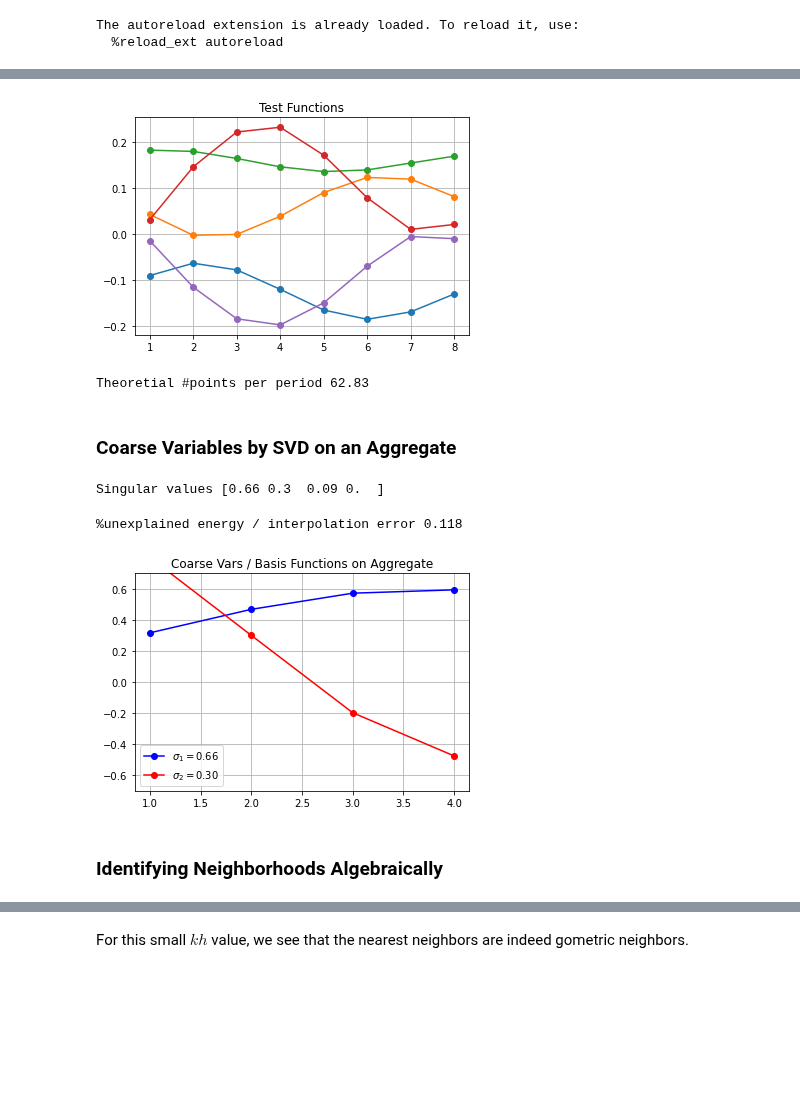
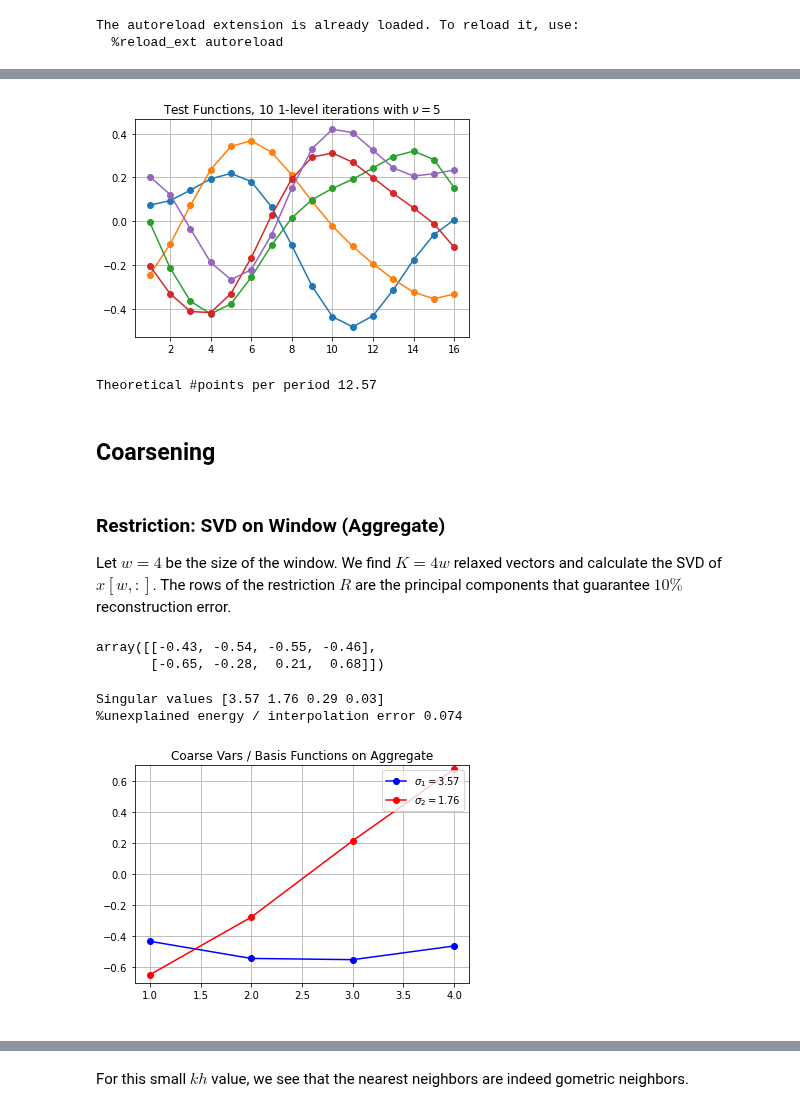
Before and after one commit to 436ahsan/Helmholtz, a Jupyter notebook: notebooks/1d_tests.ipynb, the cells around one changed output, grey strips where cells are left out. Cells and saved outputs as stored; diff of their text form; code cells hidden in the pictures; blank space fills up the shorter version.

```diff
--- a/notebooks/1d_tests.ipynb
+++ b/notebooks/1d_tests.ipynb
@@ -23,0 +59,3 @@ The autoreload extension is already loaded. To reload it, use:
+# %%
+v, lam = exact_eigenpair(a)
+pd.DataFrame(lam)
@@ -23,0 +80,5 @@ The autoreload extension is already loaded. To reload it, use:
+# %%
+for i in range(3):
+    plt.plot(v[:, i], label="$\lambda_{} = {:.4f}$".format(i, lam[i]))
+plt.legend();
+plt.grid(True);
@@ -56,0 +103,13 @@ conv_factor 0.917
+# %%
+# Run enough Kaczmarz relaxations per lambda update (not just 1 relaxation) so we converge to the minimal one.
+num_iters = 10
+
+logger = logging.getLogger("multilevel")
+logger.setLevel(logging.DEBUG)
+
+for nu in (1, 5, 10, 100):
+    x = hm.multilevel.random_test_matrix((n,), num_examples=10)
+    level.global_params.lam = 0
+    print("nu {}".format(nu))
+    method = lambda x: multilevel.relax_cycle(x, None, None, 1, relax_coarsest=nu)
+    x, conv_factor = hm.multilevel.relax_test_matrix(level.operator, level.rq, method, x, num_iters, print_frequency=1)
@@ -56,0 +141,10 @@ conv_factor 0.917
+# %%
+num_sweeps = 10
+nu = 5
+
+# Generate relaxed test matrix.
+level = hm.multilevel.Level.create_finest_level(a)
+x = hm.multilevel.random_test_matrix((n,))
+b = np.zeros_like(x)
+method = lambda x: multilevel.relax_cycle(x, None, None, 1, relax_coarsest=nu)
+x, _ = hm.multilevel.relax_test_matrix(level.operator, level.rq, method, x, num_sweeps=num_sweeps)
@@ -57,27 +163,35 @@ conv_factor 0.917
 # %%
 gridpoint = np.arange(1, n+1)
 for i in range(5):
-    plt.plot(gridpoint, x[:,i], '-o')
+    plt.plot(gridpoint, x[:, i], '-o')
 plt.grid(True);
-plt.title("Test Functions");
+plt.title("Test Functions, {} 1-level iterations with $\\nu={}$".format(num_iters, nu));
 #plt.savefig("/Users/olivne/Desktop/test_functions.png")
 # %% [output]
-[figure, old version]
+[figure, new version]
 # %%
-print("Theoretial #points per period {:.2f}".format(2*np.pi/kh))
+print("Theoretical #points per period {:.2f}".format(2*np.pi/kh))
 # %% [output]
-Theoretial #points per period 62.83
+Theoretical #points per period 12.57
+# %% [markdown]
+## Coarsening
 # %% [markdown]
-### Coarse Variables by SVD on an Aggregate
+### Restriction: SVD on Window (Aggregate)
+Let $w=4$ be the size of the window. We find $K = 4 w$ relaxed vectors and calculate the SVD of $x[w,:]$. The rows of the restriction $R$ are the principal components that guarantee $10\%$ reconstruction error.
 # %%
 # Generate coarse variables (R) based on a window of x.
+aggregate_size = 4
 x_aggregate_t = x[:aggregate_size].transpose()
-r, s = hm.bootstrap.create_coarse_vars(x_aggregate_t, n, nc)
-print("Singular values", s)
+r, s = hm.restriction.create_restriction(x_aggregate_t, 0.1)
-# %% [output]
-Singular values [0.66 0.3  0.09 0.  ]
+# %%
+r.asarray()
+# %% [output]
+array([[-0.43, -0.54, -0.55, -0.46],
+       [-0.65, -0.28,  0.21,  0.68]])
 # %%
+print("Singular values {}".format(s))
 print("%unexplained energy / interpolation error {:.3f}".format(
     (sum(s[2:]**2)/sum(s**2))**0.5))
 # %% [output]
-%unexplained energy / interpolation error 0.118
+Singular values [3.57 1.76 0.29 0.03]
+%unexplained energy / interpolation error 0.074
@@ -86,12 +198,13 @@ rr = r.toarray()[:2, :4]
 # %%
 colors = ["b", "r"]
+rr = r.asarray()
 for i, color in enumerate(colors):
-    plt.plot(np.arange(1, 5), rr[i], '{}o-'.format(color[i  % len(color)]), label="$\sigma_{" + str(i+1) + "} = " + "{:.2f}".format(s[i]) + "$")
+    plt.plot(np.arange(1, aggregate_size + 1), rr[i], '{}o-'.format(color[i  % len(color)]), label="$\sigma_{" + str(i+1) + "} = " + "{:.2f}".format(s[i]) + "$")
 plt.ylim([-0.7, 0.7]);
-plt.legend(loc="lower left");
+plt.legend(loc="upper right");
 plt.grid(True);
 plt.title("Coarse Vars / Basis Functions on Aggregate");
 # %% [output]
-[figure, old version]
+[figure, new version]
 # %% [markdown]
-### Identifying Neighborhoods Algebraically
+<!-- ### Identifying Neighborhoods Algebraically -->
```
Also changed, not shown: parts of 46 cells of this notebook, 3 other files.
